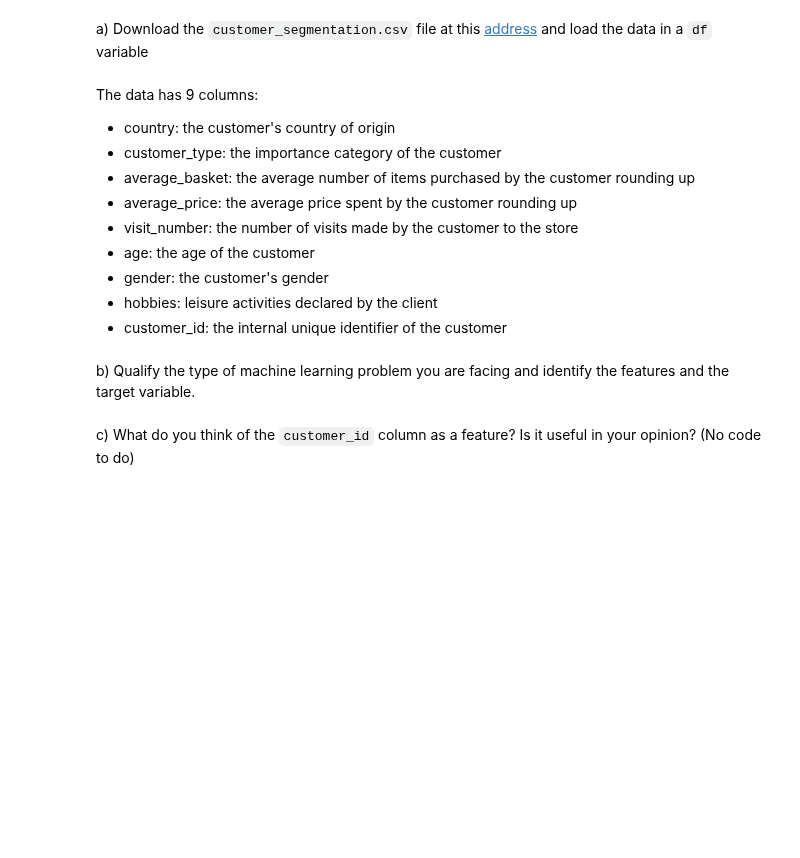
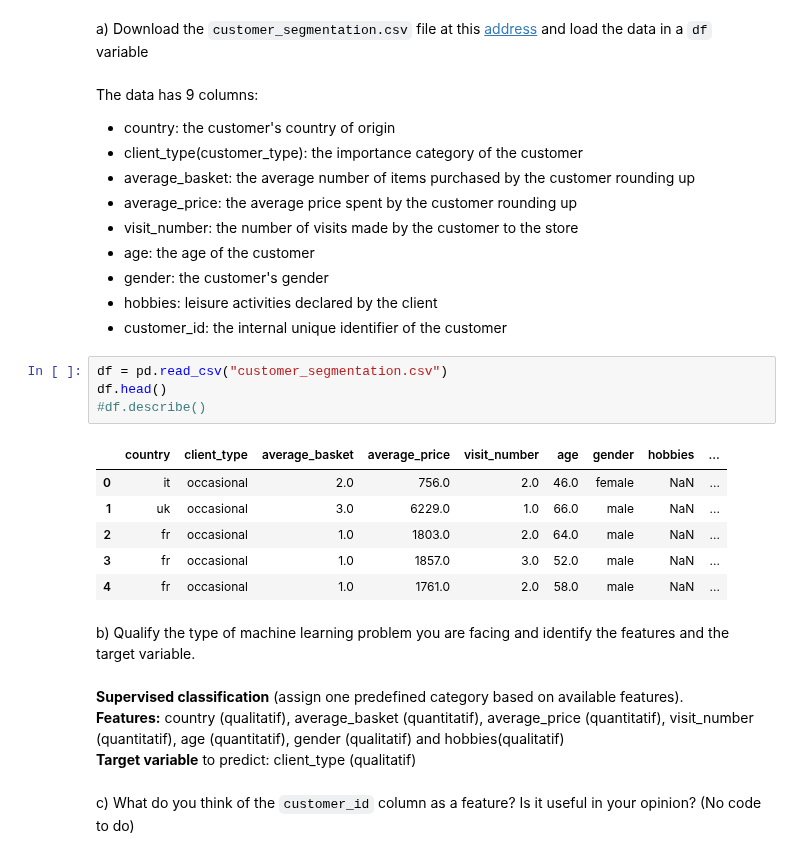
Before and after one commit to Gachdel/Python-LeWagon, a Jupyter notebook: 6_Machine_Learning_1/Intro_to_ML_Challenges.ipynb, the cells around one changed output. Cells and saved outputs as stored; diff of their text form; blank space fills up the shorter version.

```diff
--- a/6_Machine_Learning_1/Intro_to_ML_Challenges.ipynb
+++ b/6_Machine_Learning_1/Intro_to_ML_Challenges.ipynb
@@ -36,7 +45,7 @@ a) Download the `customer_segmentation.csv` file at this [address](https://drive
 # %% [markdown]
 The data has 9 columns:
 - country: the customer's country of origin
-- customer_type: the importance category of the customer
+- client_type(customer_type): the importance category of the customer
 - average_basket: the average number of items purchased by the customer rounding up
 - average_price: the average price spent by the customer rounding up
 - visit_number: the number of visits made by the customer to the store
@@ -44,8 +53,21 @@ The data has 9 columns:
 - gender: the customer's gender
 - hobbies: leisure activities declared by the client
 - customer_id: the internal unique identifier of the customer
+# %%
+df = pd.read_csv("customer_segmentation.csv")
+df.head()
+#df.describe()
+# %% [output]
+|  | country | client_type | average_basket | average_price | visit_number | age | gender | hobbies | ... |
+| 0 | it | occasional | 2.0 | 756.0 | 2.0 | 46.0 | female | NaN | ... |
+| 1 | uk | occasional | 3.0 | 6229.0 | 1.0 | 66.0 | male | NaN | ... |
+| 2 | fr | occasional | 1.0 | 1803.0 | 2.0 | 64.0 | male | NaN | ... |
+| 3 | fr | occasional | 1.0 | 1857.0 | 3.0 | 52.0 | male | NaN | ... |
+| 4 | fr | occasional | 1.0 | 1761.0 | 2.0 | 58.0 | male | NaN | ... |
 # %% [markdown]
 b) Qualify the type of machine learning problem you are facing and identify the features and the target variable.
+# %% [markdown]
+**Supervised classification** (assign one predefined category based on available features).<br>**Features:** country (qualitatif), average_basket (quantitatif), average_price (quantitatif), visit_number (quantitatif), age (quantitatif), gender (qualitatif) and hobbies(qualitatif)<br>**Target variable** to predict: client_type (qualitatif)
 # %% [markdown]
 c) What do you think of the `customer_id` column as a feature? Is it useful in your opinion? (No code to do)
 # %% [markdown]
```
Also changed, not shown: parts of 30 cells of this notebook, 3 other files.
